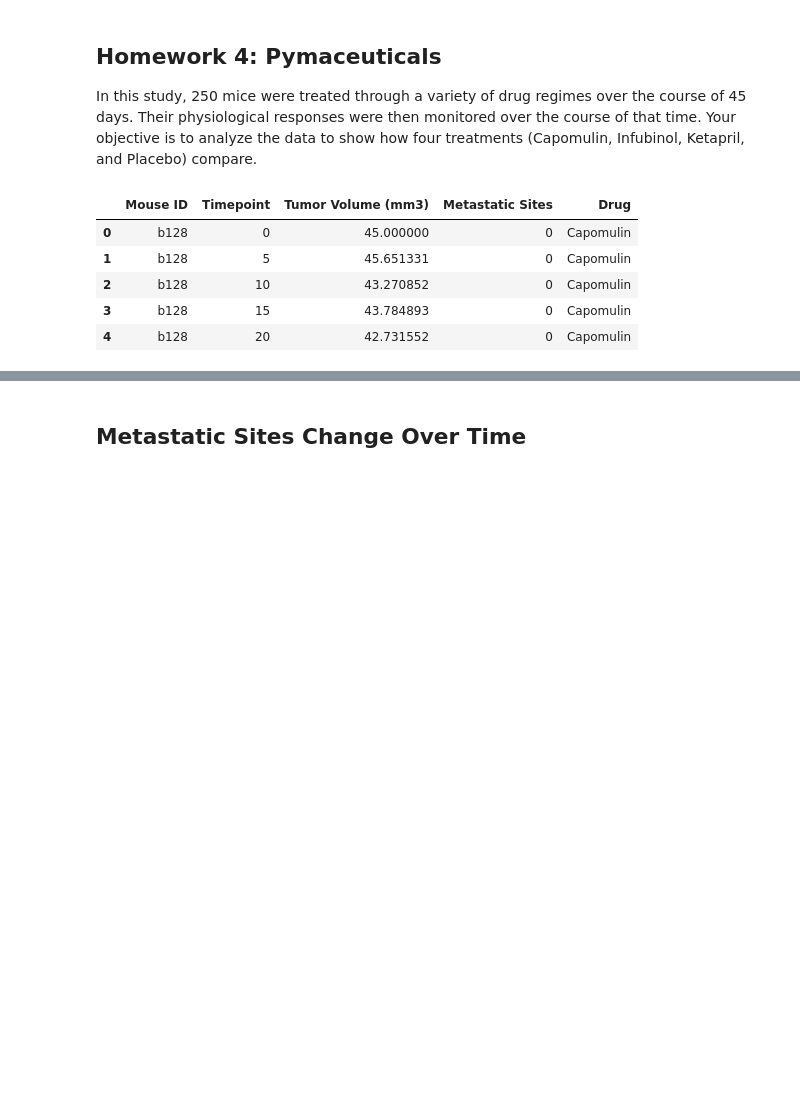
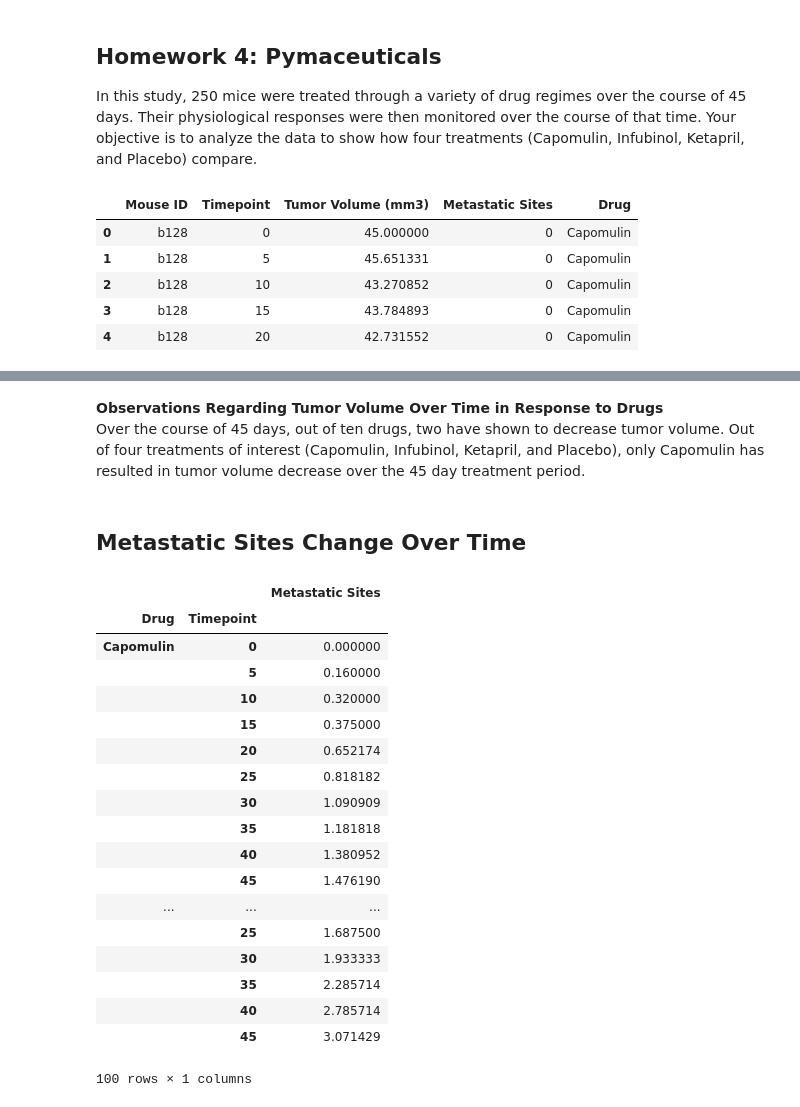
Before and after one commit to tta415/pymaceuticals, a Jupyter notebook: hw4_pymaceuticals.ipynb, the cells around one changed output, grey strips where cells are left out. Drawn from its saved outputs; the diff is of its cells as text; code cells hidden in the pictures; blank space fills up the shorter version.

```diff
--- a/hw4_pymaceuticals.ipynb
+++ b/hw4_pymaceuticals.ipynb
@@ -79,2 +87,29 @@ tv_df
+# %% [markdown]
+**Observations Regarding Tumor Volume Over Time in Response to Drugs**
+Over the course of 45 days, out of ten drugs, two have shown to decrease tumor volume. Out of four treatments of interest (Capomulin, Infubinol, Ketapril, and Placebo), only Capomulin has resulted in tumor volume decrease over the 45 day treatment period.
 # %% [markdown]
 ## Metastatic Sites Change Over Time
+# %%
+# Group by Drug and Timepoint and show average Metastatic Sites
+meta_sites = pd.DataFrame(results_df.groupby(['Drug','Timepoint'])['Metastatic Sites'].mean())
+meta_sites
+# %% [output]
+|  |  | Metastatic Sites |
+| Drug | Timepoint |  |
+| Capomulin | 0 | 0.000000 |
+|  | 5 | 0.160000 |
+|  | 10 | 0.320000 |
+|  | 15 | 0.375000 |
+|  | 20 | 0.652174 |
+|  | 25 | 0.818182 |
+|  | 30 | 1.090909 |
+|  | 35 | 1.181818 |
+|  | 40 | 1.380952 |
+|  | 45 | 1.476190 |
+| ... | ... | ... |
+|  | 25 | 1.687500 |
+|  | 30 | 1.933333 |
+|  | 35 | 2.285714 |
+|  | 40 | 2.785714 |
+|  | 45 | 3.071429 |
+100 rows × 1 columns
```
Also changed, not shown: parts of 19 cells of this notebook.
